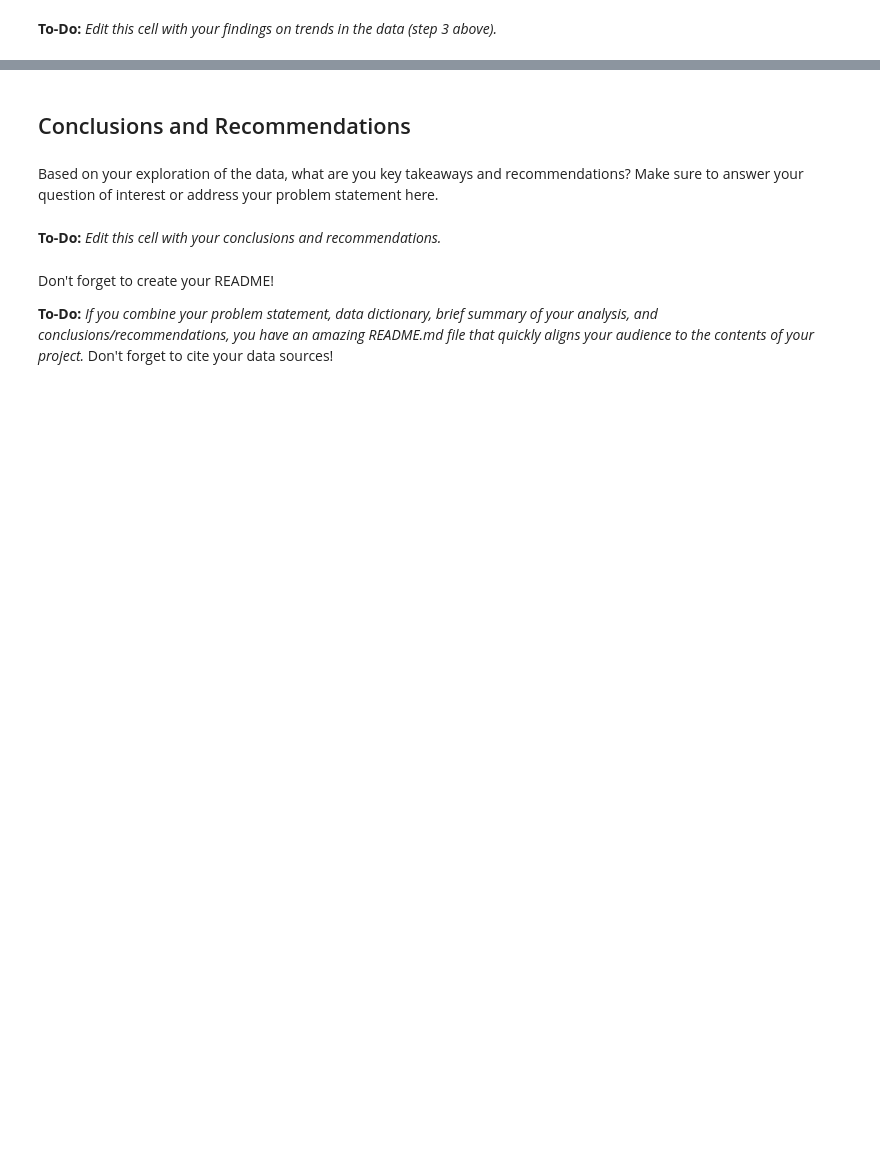
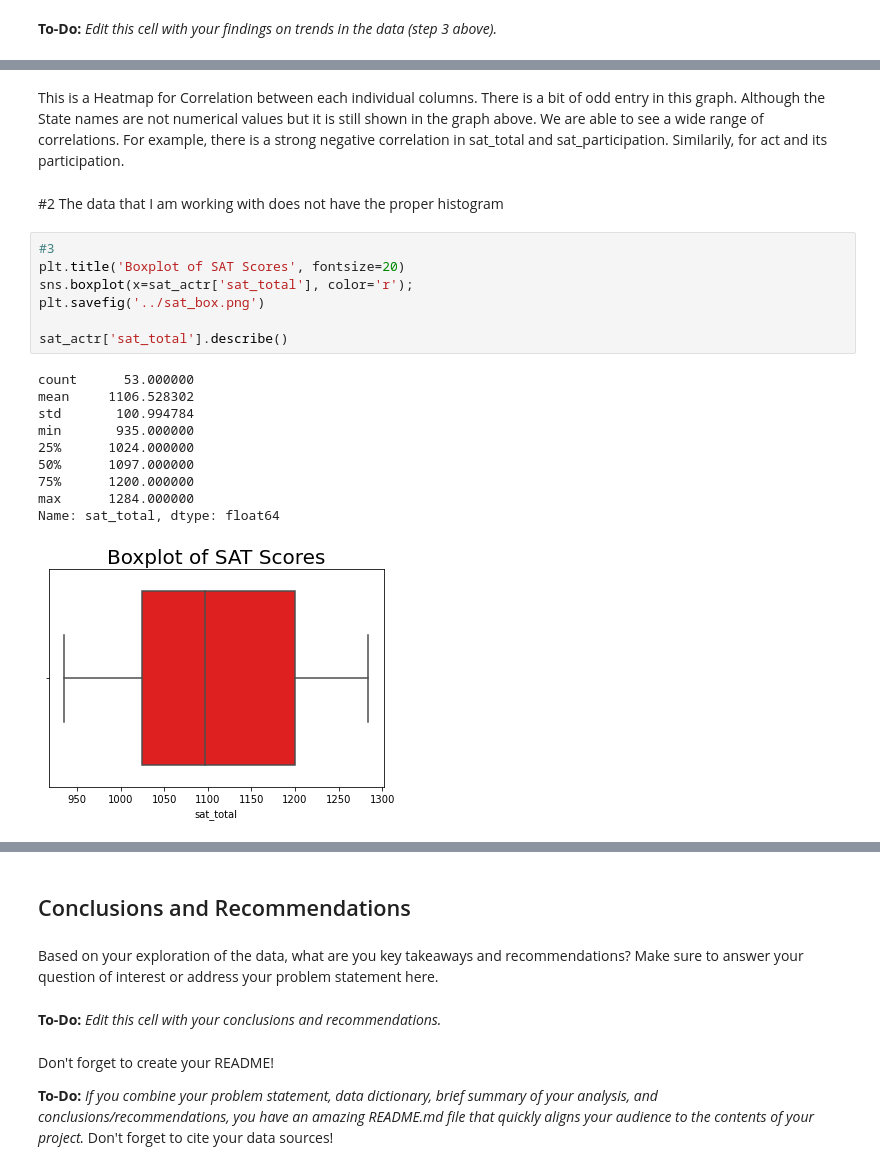
Before and after one commit to khbk/Standardized-Test-Analysis, a Jupyter notebook: code/starter-code.ipynb, the cells around one changed output, grey strips where cells are left out. Drawn from its saved outputs; the diff is of its cells as text; blank space fills up the shorter version.

```diff
--- a/code/starter-code.ipynb
+++ b/code/starter-code.ipynb
@@ -445,0 +801,23 @@ Here are some prompts to get you started with visualizations. Feel free to add a
+# %% [markdown]
+This is a Heatmap for Correlation between each individual columns. There is a bit of odd entry in this graph. Although the State names are not numerical values but it is still shown in the graph above. We are able to see a wide range of correlations. For example, there is a strong negative correlation in sat_total and sat_participation. Similarily, for act and its participation.
+# %% [markdown]
+#2
+The data that I am working with does not have the proper histogram
+# %%
+#3
+plt.title('Boxplot of SAT Scores', fontsize=20)
+sns.boxplot(x=sat_actr['sat_total'], color='r');
+plt.savefig('../sat_box.png')
+
+sat_actr['sat_total'].describe()
+# %% [output]
+count      53.000000
+mean     1106.528302
+std       100.994784
+min       935.000000
+25%      1024.000000
+50%      1097.000000
+75%      1200.000000
+max      1284.000000
+Name: sat_total, dtype: float64
+[figure, added]
```
Also changed, not shown: parts of 68 cells of this notebook, 9 other files.
